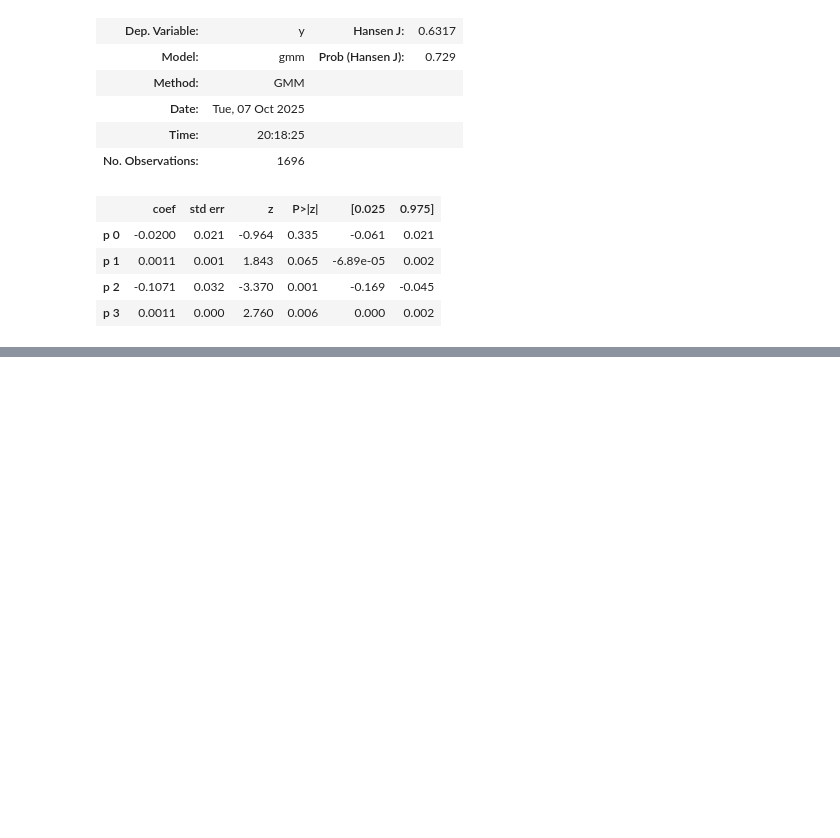
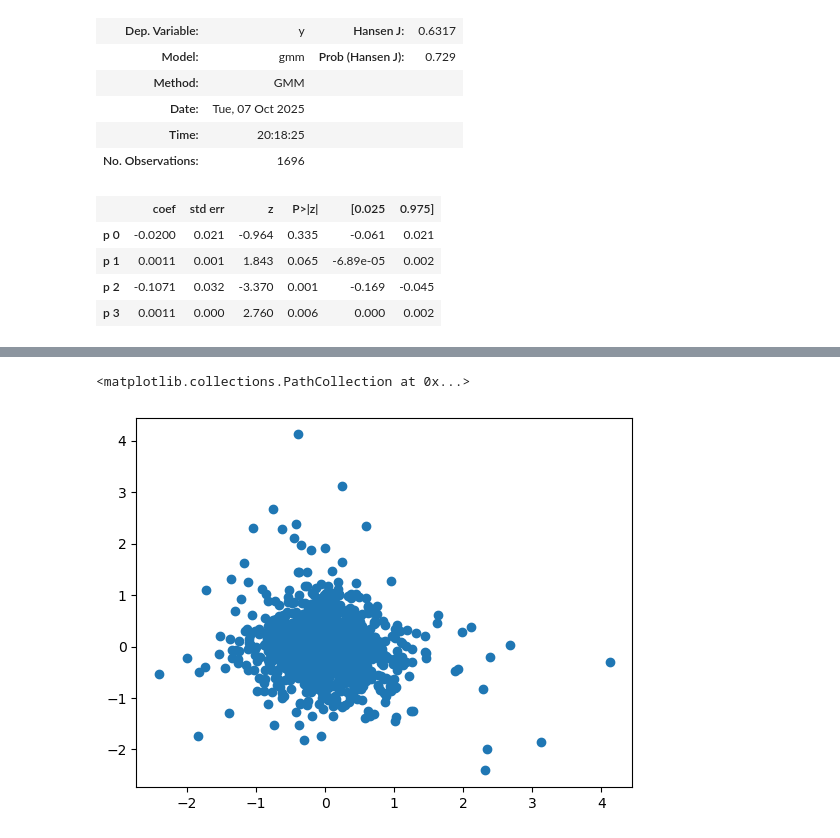
Before and after one commit to lucas-ben/mba-business-analytics, a Jupyter notebook: courses/predictive-modelling/lecture5_predictivemodelling.ipynb, the cells around one changed output, grey strips where cells are left out. Drawn from its saved outputs; the diff is of its cells as text; code cells hidden in the pictures; blank space fills up the shorter version.

```diff
--- a/courses/predictive-modelling/lecture5_predictivemodelling.ipynb
+++ b/courses/predictive-modelling/lecture5_predictivemodelling.ipynb
@@ -203,3 +203,10 @@ gmm Results
 | p 1 | 0.0011 | 0.001 | 1.843 | 0.065 | -6.89e-05 | 0.002 |
 | p 2 | -0.1071 | 0.032 | -3.370 | 0.001 | -0.169 | -0.045 |
 | p 3 | 0.0011 | 0.000 | 2.760 | 0.006 | 0.000 | 0.002 |
+# %%
+ac = residuals['Residuals']
+ac = ac.to_frame()
+# %%
+ac['Lag1'] = ac['Residuals'].shift(1)
+ac['Lag2'] = ac['Residuals'].shift(2)
+ac['Lag3'] = ac['Residuals'].shift(3)
@@ -205,0 +226,5 @@ gmm Results
+# %%
+plt.scatter(ac['Residuals'], ac['Lag1'])
+# %% [output]
+<matplotlib.collections.PathCollection at 0x...>
+[figure, added]
```
Also changed, not shown: parts of 2 cells of this notebook, 1 other file.
